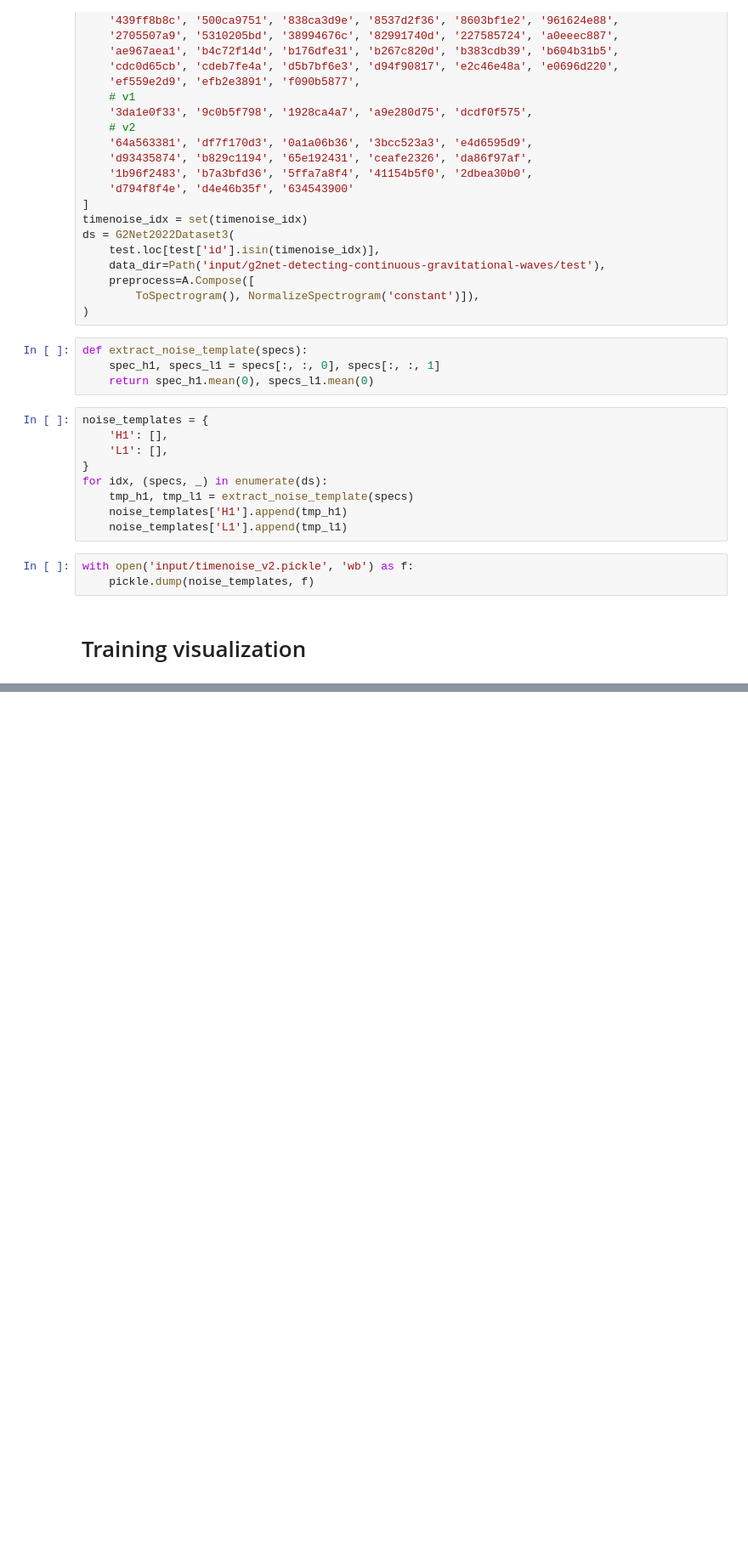
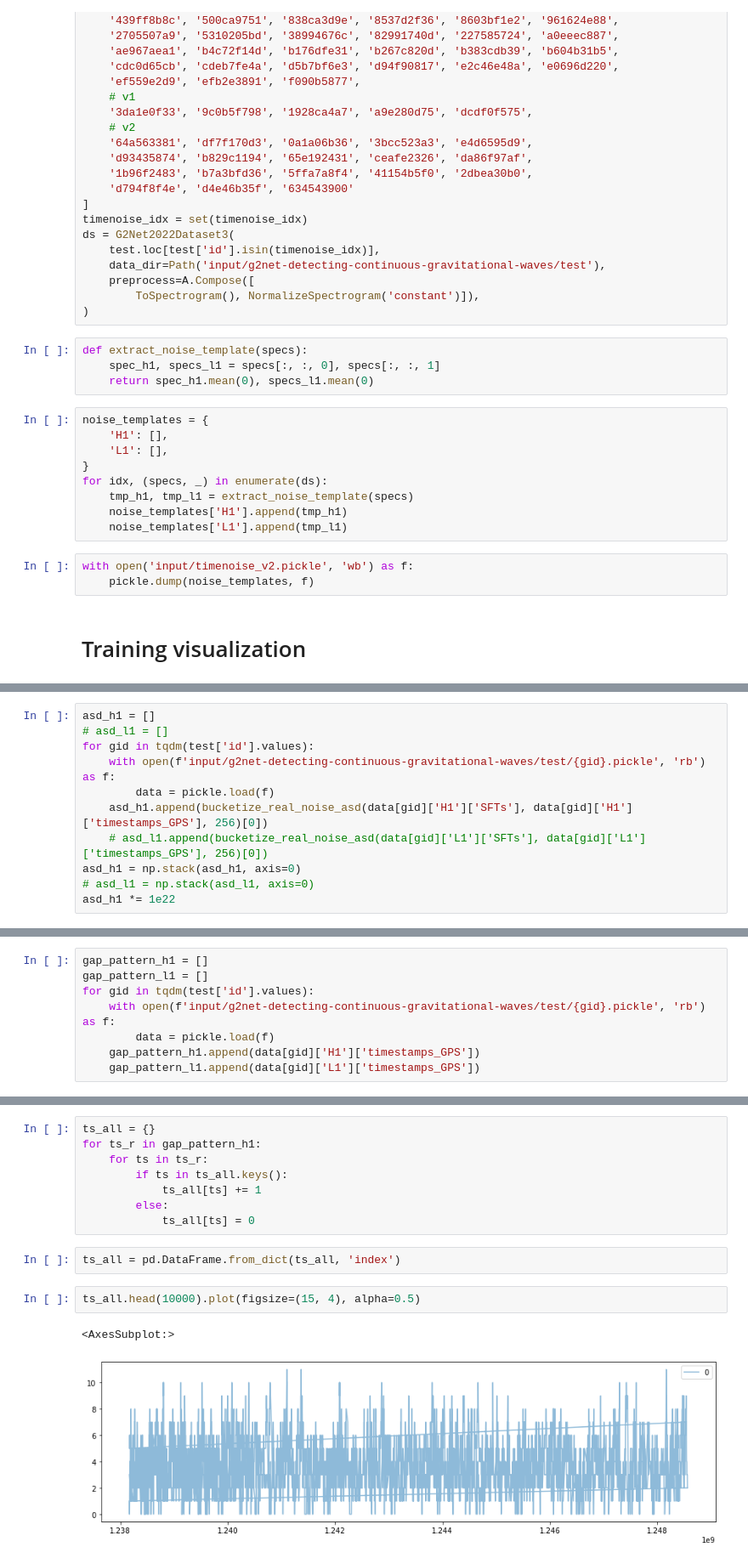
Before and after one commit to analokmaus/kaggle-g2net-2022-private, a Jupyter notebook: 05_error_analysis.ipynb, the cells around one changed output, grey strips where cells are left out. Shown at 85% size. Cells and saved outputs as stored; diff of their text form; blank space fills up the shorter version.

```diff
--- a/05_error_analysis.ipynb
+++ b/05_error_analysis.ipynb
@@ -479,0 +516,11 @@ torch.Size([2, 4096])
+# %%
+asd_h1 = []
+# asd_l1 = []
+for gid in tqdm(test['id'].values):
+    with open(f'input/g2net-detecting-continuous-gravitational-waves/test/{gid}.pickle', 'rb') as f:
+        data = pickle.load(f)
+    asd_h1.append(bucketize_real_noise_asd(data[gid]['H1']['SFTs'], data[gid]['H1']['timestamps_GPS'], 256)[0])
+    # asd_l1.append(bucketize_real_noise_asd(data[gid]['L1']['SFTs'], data[gid]['L1']['timestamps_GPS'], 256)[0])
+asd_h1 = np.stack(asd_h1, axis=0)
+# asd_l1 = np.stack(asd_l1, axis=0)
+asd_h1 *= 1e22
@@ -479,0 +564,8 @@ torch.Size([2, 4096])
+# %%
+gap_pattern_h1 = []
+gap_pattern_l1 = []
+for gid in tqdm(test['id'].values):
+    with open(f'input/g2net-detecting-continuous-gravitational-waves/test/{gid}.pickle', 'rb') as f:
+        data = pickle.load(f)
+    gap_pattern_h1.append(data[gid]['H1']['timestamps_GPS'])
+    gap_pattern_l1.append(data[gid]['L1']['timestamps_GPS'])
@@ -479,0 +588,15 @@ torch.Size([2, 4096])
+# %%
+ts_all = {}
+for ts_r in gap_pattern_h1:
+    for ts in ts_r:
+        if ts in ts_all.keys():
+            ts_all[ts] += 1
+        else:
+            ts_all[ts] = 0
+# %%
+ts_all = pd.DataFrame.from_dict(ts_all, 'index')
+# %%
+ts_all.head(10000).plot(figsize=(15, 4), alpha=0.5)
+# %% [output]
+<AxesSubplot:>
+[figure, added]
```
Also changed, not shown: parts of 32 cells of this notebook, 5 other files.
